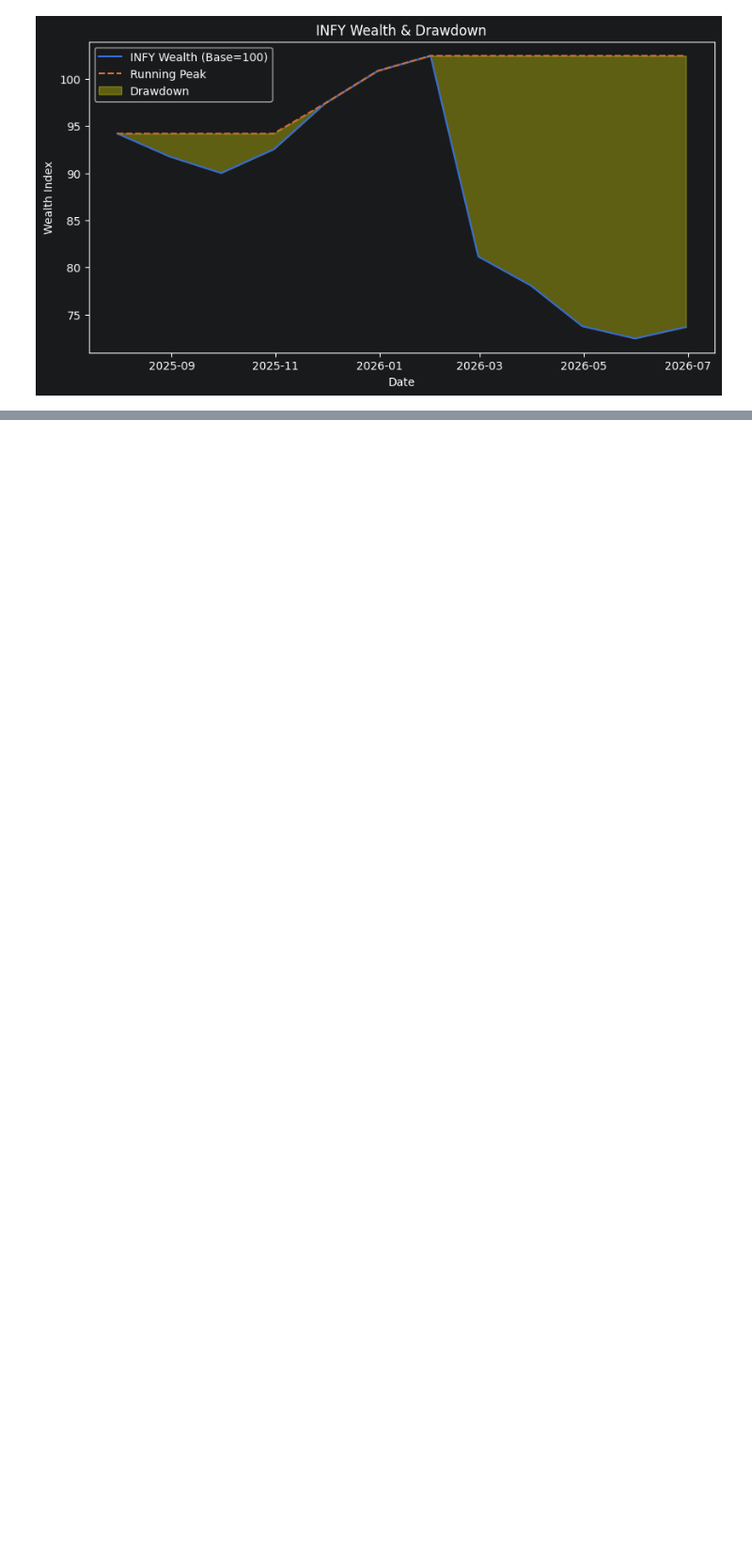
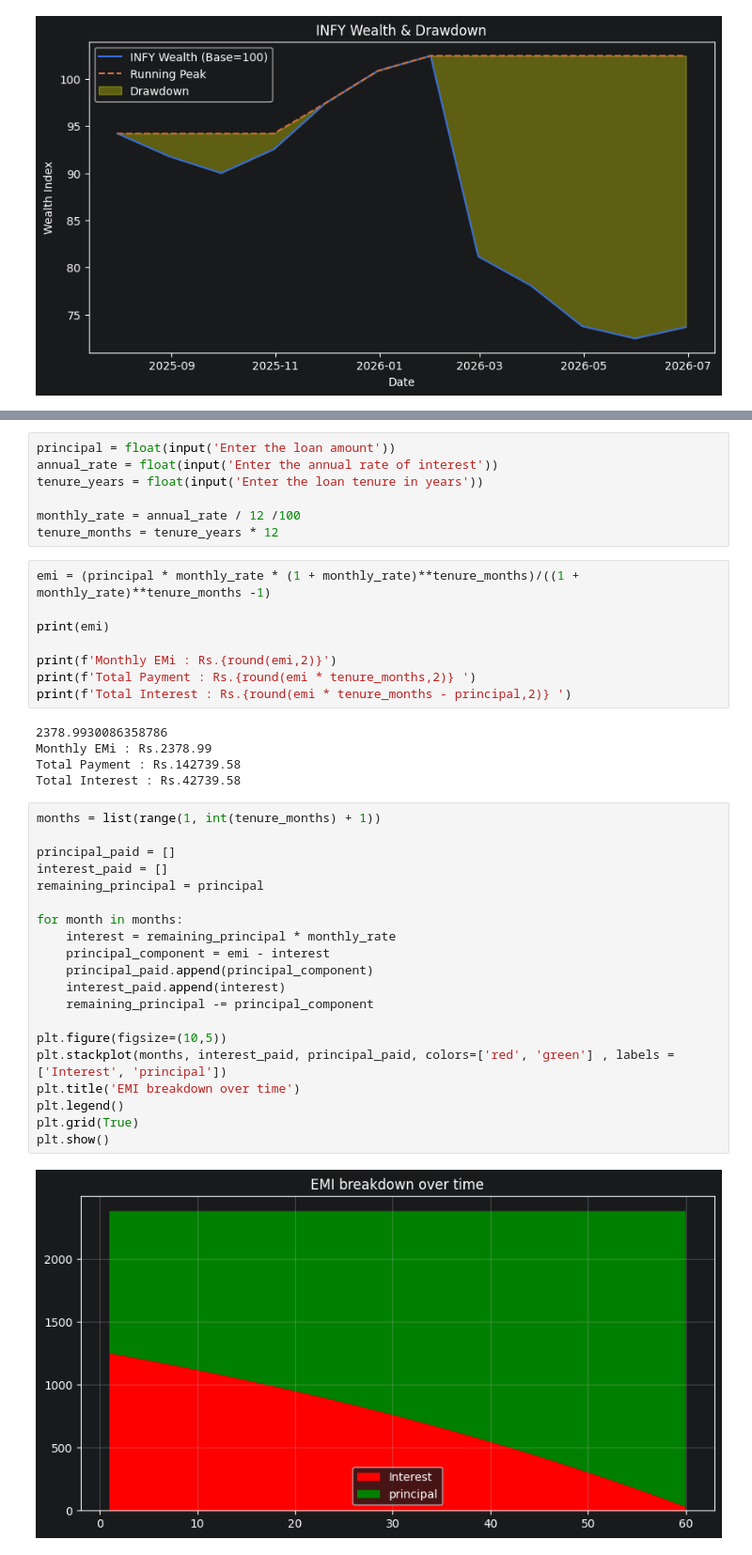
Before and after one commit to Bhuvaneshcmv/PythonInFinance101, a Jupyter notebook: notebook.ipynb, the cells around one changed output, grey strips where cells are left out. Shown at 94% size. Cells and saved outputs as stored; diff of their text form; blank space fills up the shorter version.

```diff
--- a/notebook.ipynb
+++ b/notebook.ipynb
@@ -2080,0 +2084,42 @@ plt.show()
+# %%
+principal = float(input('Enter the loan amount'))
+annual_rate = float(input('Enter the annual rate of interest'))
+tenure_years = float(input('Enter the loan tenure in years'))
+
+monthly_rate = annual_rate / 12 /100
+tenure_months = tenure_years * 12
+# %%
+emi = (principal * monthly_rate * (1 + monthly_rate)**tenure_months)/((1 + monthly_rate)**tenure_months -1)
+
+print(emi)
+
+print(f'Monthly EMi : Rs.{round(emi,2)}')
+print(f'Total Payment : Rs.{round(emi * tenure_months,2)} ')
+print(f'Total Interest : Rs.{round(emi * tenure_months - principal,2)} ')
+# %% [output]
+2378.9930086358786
+Monthly EMi : Rs.2378.99
+Total Payment : Rs.142739.58
+Total Interest : Rs.42739.58
+# %%
+months = list(range(1, int(tenure_months) + 1))
+
+principal_paid = []
+interest_paid = []
+remaining_principal = principal
+
+for month in months:
+    interest = remaining_principal * monthly_rate
+    principal_component = emi - interest
+    principal_paid.append(principal_component)
+    interest_paid.append(interest)
+    remaining_principal -= principal_component
+
+plt.figure(figsize=(10,5))
+plt.stackplot(months, interest_paid, principal_paid, colors=['red', 'green'] , labels = ['Interest', 'principal'])
+plt.title('EMI breakdown over time')
+plt.legend()
+plt.grid(True)
+plt.show()
+# %% [output]
+[figure, added]
```
Also changed, not shown: parts of 8 cells of this notebook, 1 other file.
